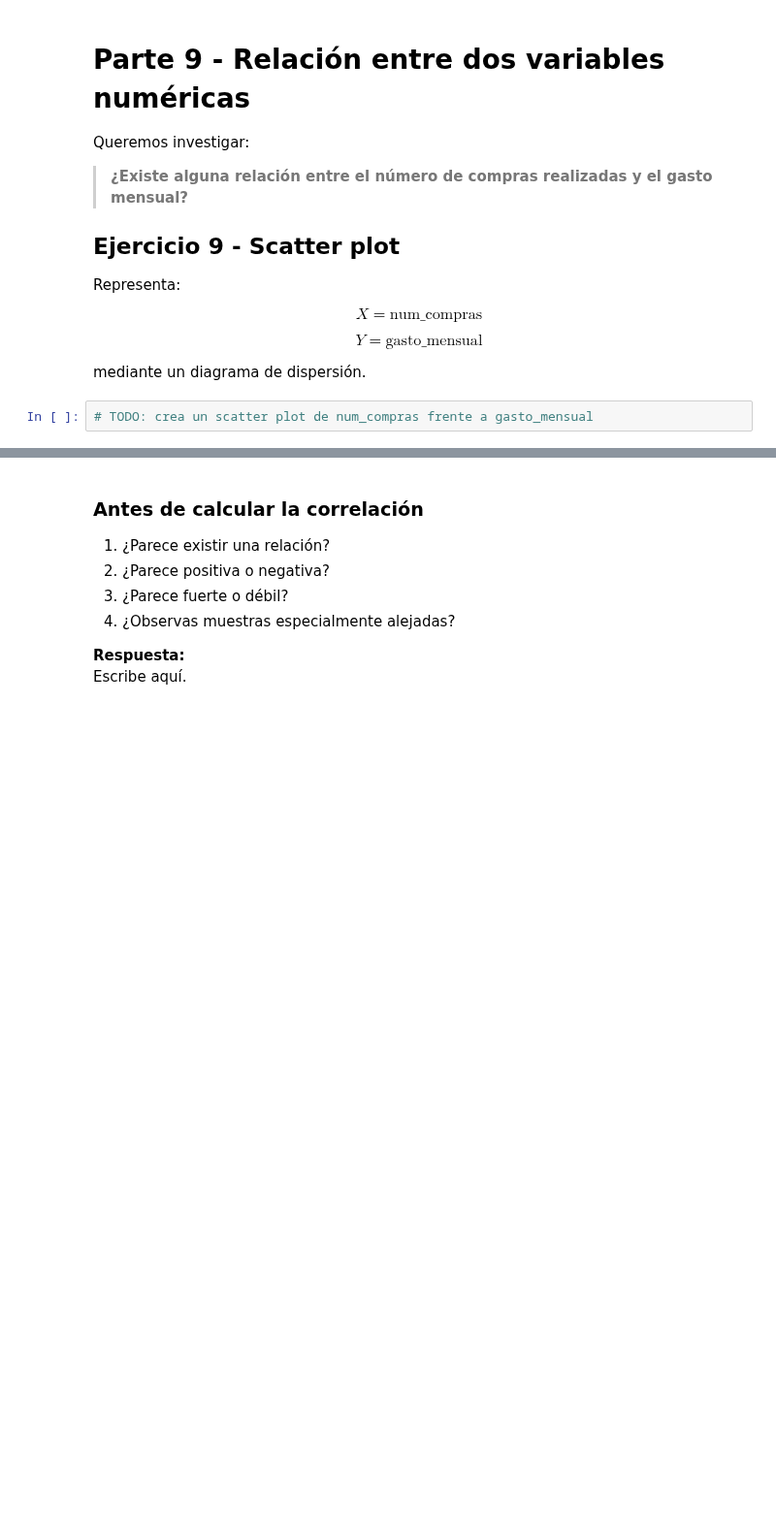
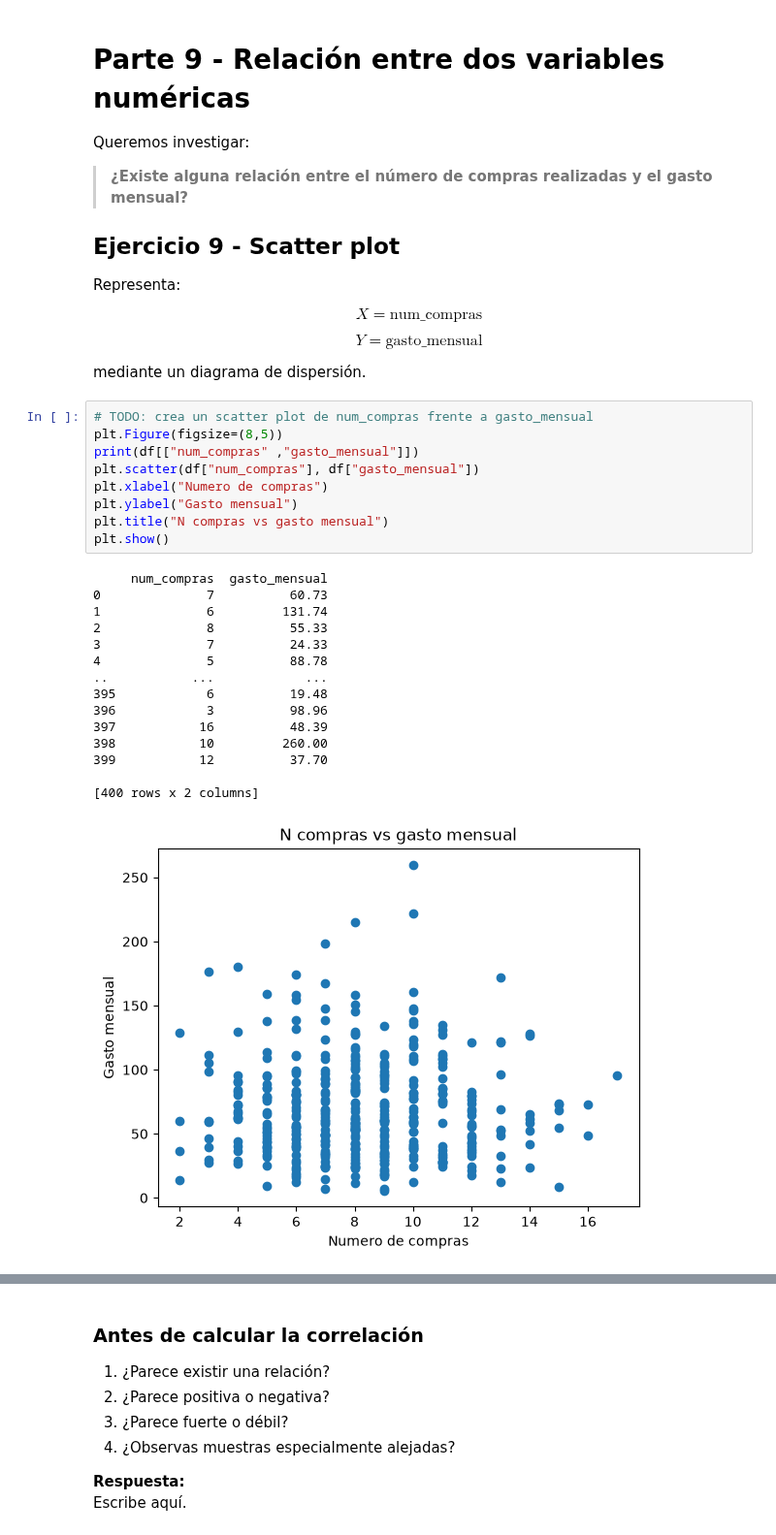
Before and after one commit to mmartinezvaras/s_aprendizaje, a Jupyter notebook: Notebooks S.aprendizaje/UD2/Practica_05.ipynb, the cells around one changed output, grey strips where cells are left out. Shown at 97% size. Cells and saved outputs as stored; diff of their text form; blank space fills up the shorter version.

```diff
--- a/Notebooks S.aprendizaje/UD2/Practica_05.ipynb
+++ b/Notebooks S.aprendizaje/UD2/Practica_05.ipynb
@@ -641,5 +673,28 @@ Y=\text{gasto\_mensual}
 $$
 
 mediante un diagrama de dispersión.
-# %%
-# TODO: crea un scatter plot de num_compras frente a gasto_mensual
+# %%
+# TODO: crea un scatter plot de num_compras frente a gasto_mensual
+plt.Figure(figsize=(8,5))
+print(df[["num_compras" ,"gasto_mensual"]])
+plt.scatter(df["num_compras"], df["gasto_mensual"])
+plt.xlabel("Numero de compras")
+plt.ylabel("Gasto mensual")
+plt.title("N compras vs gasto mensual")
+plt.show()
+# %% [output]
+     num_compras  gasto_mensual
+0              7          60.73
+1              6         131.74
+2              8          55.33
+3              7          24.33
+4              5          88.78
+..           ...            ...
+395            6          19.48
+396            3          98.96
+397           16          48.39
+398           10         260.00
+399           12          37.70
+
+[400 rows x 2 columns]
+[figure, added]
```
Also changed, not shown: parts of 10 cells of this notebook.
